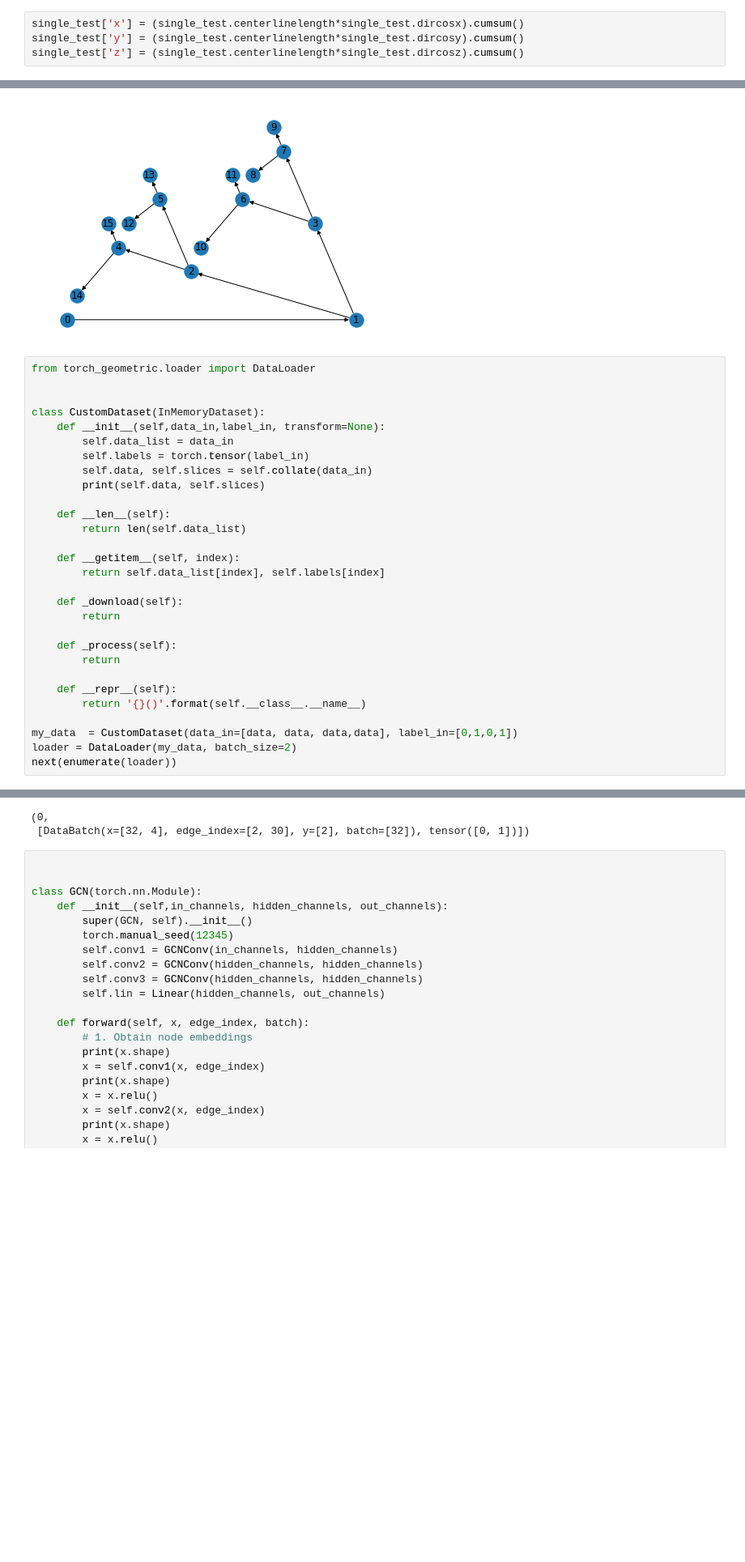
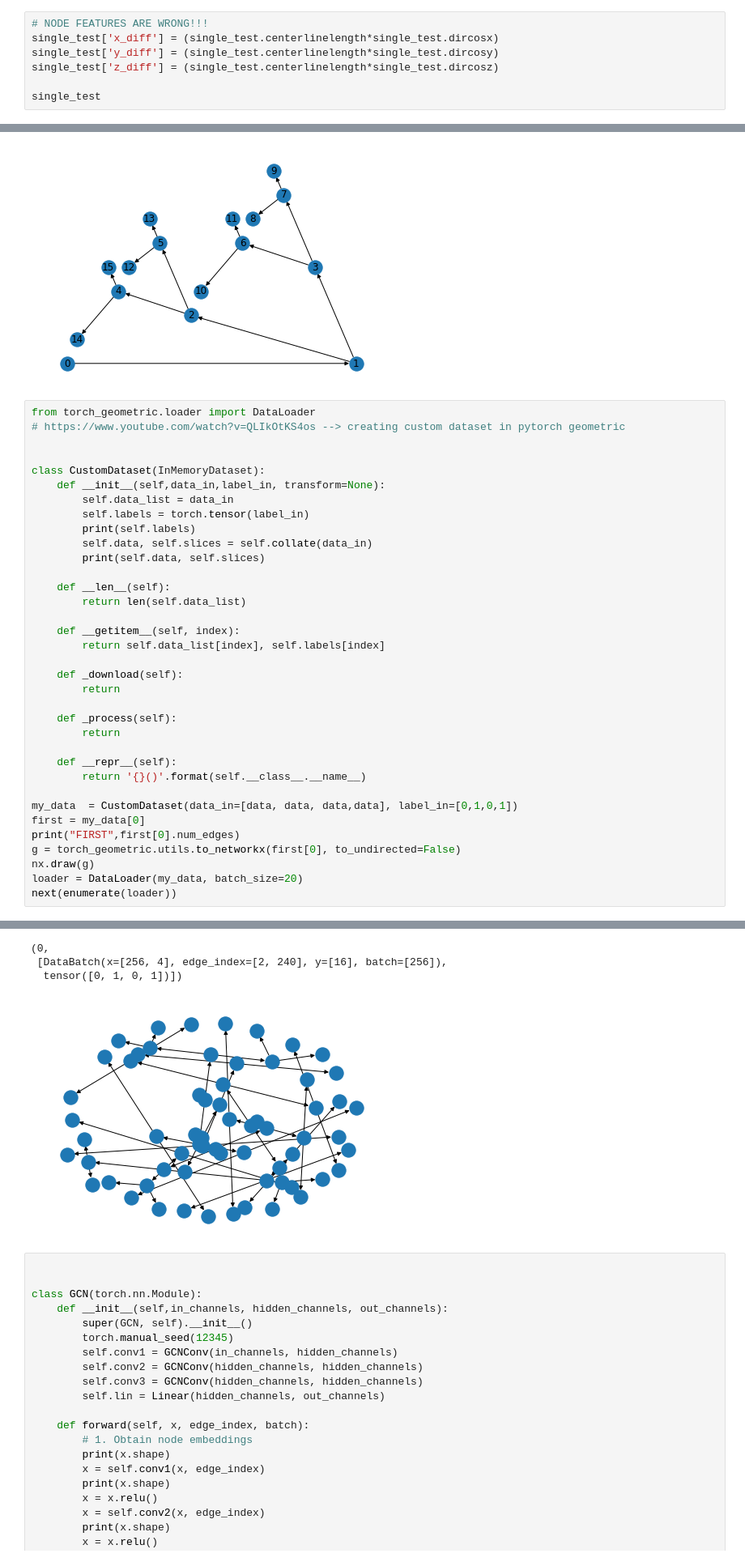
Before and after one commit to s-n-naik/airway_exploration, a Jupyter notebook: graph_test.ipynb, the cells around one changed output, grey strips where cells are left out. Shown at 81% size. Saved outputs shown, nothing was run; the diff lists cells and outputs as text; blank space fills up the shorter version.

Commit message:
NOTE: node positions are wrong todo - fix this

```diff
--- a/graph_test.ipynb
+++ b/graph_test.ipynb
@@ -124,6 +124,9 @@ memory usage: 8.9+ MB
 single_test = pilot_df[(pilot_df.idno ==3011950) & (pilot_df.weibel_generation <= 3)].copy().reset_index().drop(columns='index')
 single_test.fillna(0, inplace=True)
 # %%
-single_test['x'] = (single_test.centerlinelength*single_test.dircosx).cumsum()
-single_test['y'] = (single_test.centerlinelength*single_test.dircosy).cumsum()
-single_test['z'] = (single_test.centerlinelength*single_test.dircosz).cumsum()
+# NODE FEATURES ARE WRONG!!!
+single_test['x_diff'] = (single_test.centerlinelength*single_test.dircosx)
+single_test['y_diff'] = (single_test.centerlinelength*single_test.dircosy)
+single_test['z_diff'] = (single_test.centerlinelength*single_test.dircosz)
+
+single_test
@@ -216,12 +236,14 @@ OutEdgeView([(0, 1), (1, 2), (1, 3), (2, 4), (2, 5), (3, 6), (3, 7), (4, 14), (4
 [figure]
 # %%
 from torch_geometric.loader import DataLoader
+# https://www.youtube.com/watch?v=QLIkOtKS4os --> creating custom dataset in pytorch geometric
 
 
 class CustomDataset(InMemoryDataset):
     def __init__(self,data_in,label_in, transform=None):
         self.data_list = data_in
         self.labels = torch.tensor(label_in)
+        print(self.labels)
         self.data, self.slices = self.collate(data_in)
         print(self.data, self.slices)
 
@@ -241,6 +263,10 @@ class CustomDataset(InMemoryDataset):
         return '{}()'.format(self.__class__.__name__)
 
 my_data  = CustomDataset(data_in=[data, data, data,data], label_in=[0,1,0,1])
-loader = DataLoader(my_data, batch_size=2)
+first = my_data[0]
+print("FIRST",first[0].num_edges)
+g = torch_geometric.utils.to_networkx(first[0], to_undirected=False)
+nx.draw(g)
+loader = DataLoader(my_data, batch_size=20)
 next(enumerate(loader))
 # %% [output]
@@ -248,5 +276,7 @@ DataDataBatch(x=[64, 4], edge_index=[2, 60], y=[4], batch=[64]) defaultdict(<cla
 (0,
- [DataBatch(x=[32, 4], edge_index=[2, 30], y=[2], batch=[32]), tensor([0, 1])])
+ [DataBatch(x=[256, 4], edge_index=[2, 240], y=[16], batch=[256]),
+  tensor([0, 1, 0, 1])])
+[figure, added]
 # %%
 
 
```
Also changed, not shown: parts of 3 cells of this notebook, 1 other file.
